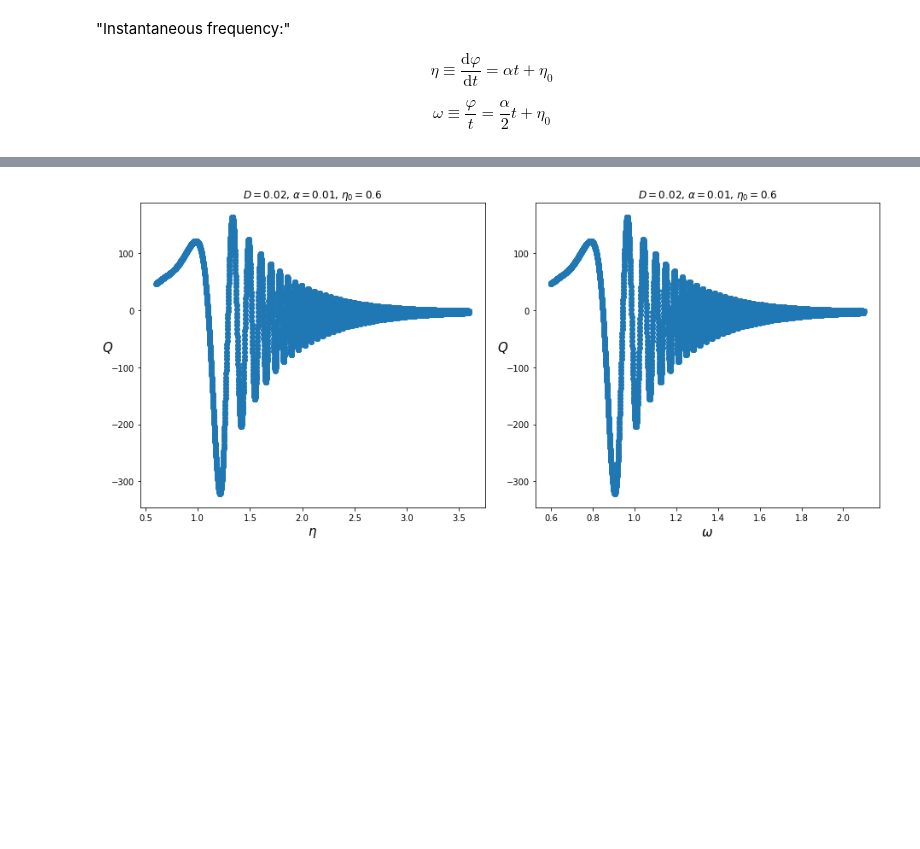
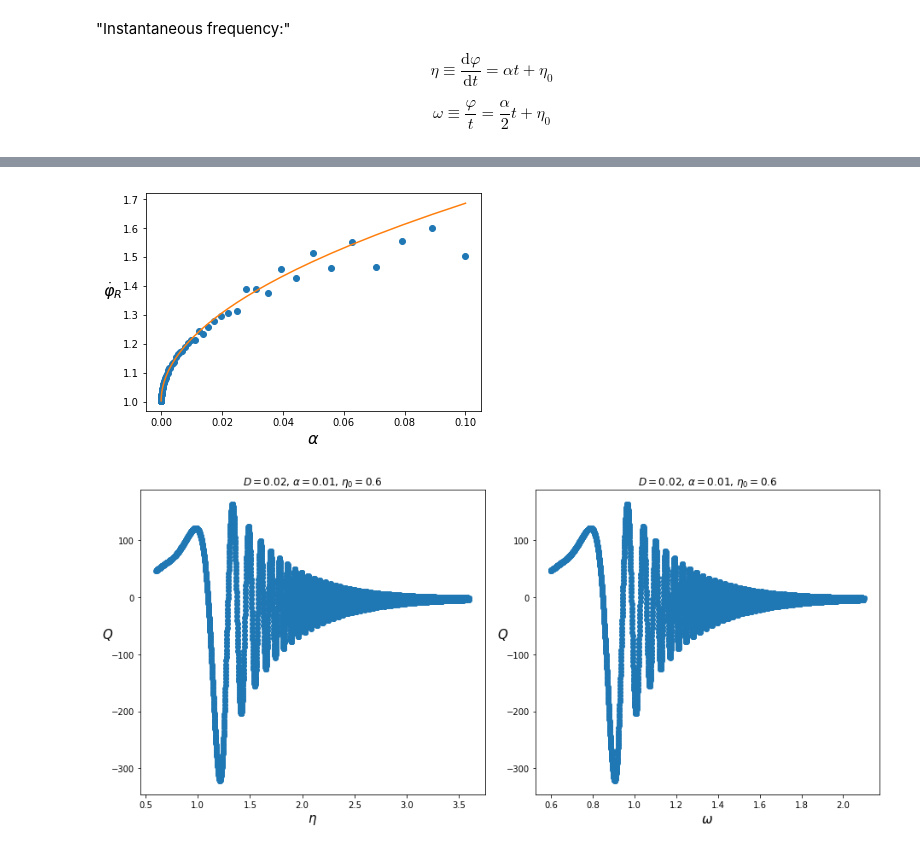
Before and after one commit to balintkaszas/boSchlieren, a Jupyter notebook: analyticSweep.ipynb, the cells around one changed output, grey strips where cells are left out. Drawn from its saved outputs; the diff is of its cells as text; code cells hidden in the pictures; blank space fills up the shorter version.

```diff
--- a/analyticSweep.ipynb
+++ b/analyticSweep.ipynb
@@ -98,3 +102,21 @@ f.tight_layout()
+# %%
+def whereIsResonance(alph):
+    x = np.arange(0., 1/alpha, 0.1)
+    return IF(x[np.argmax(np.abs(Q(x, alph)))])
+# %%
+eps = np.logspace(-1, -6, 100)
+# %%
+ress = []
+for e in eps:
+    ress.append(whereIsResonance(e))
+# %%
+plt.plot(eps, ress, 'o')
+plt.plot(eps, 1+np.sqrt(2*(3/4)*np.pi*eps), '-')
+plt.xlabel(r'$\alpha$', fontsize=16)
+plt.ylabel(r'$\dot{\varphi}_R$', rotation = 0, labelpad = 10, fontsize= 16)
+plt.savefig('alpha_res.png', bbox_inches='tight')
+# %% [output]
+[figure, added]
 # %%
 ## Parameters:
 ipos = 0.
```
Also changed, not shown: parts of 6 cells of this notebook, 5 other files.
